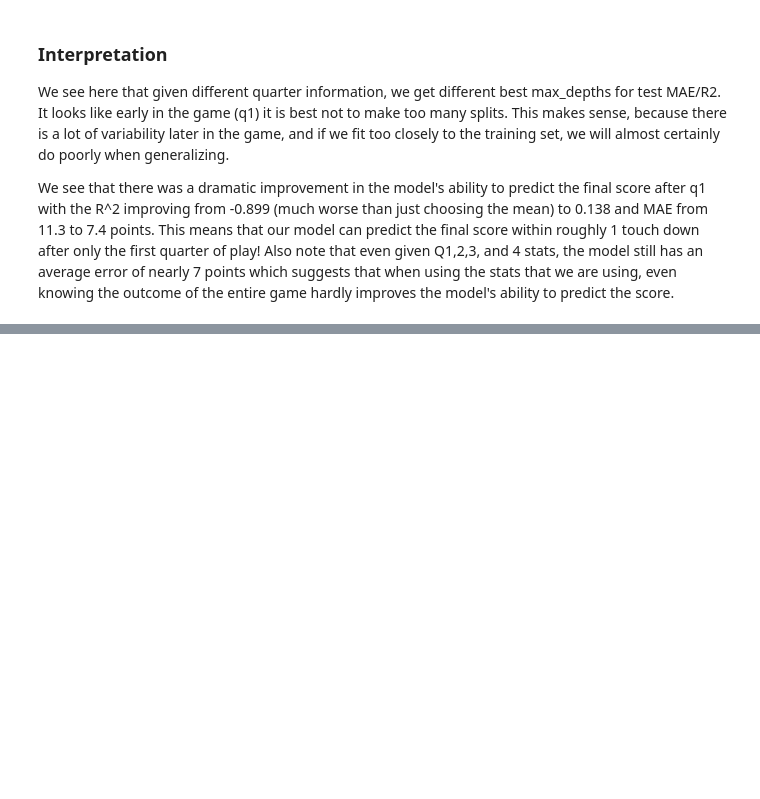
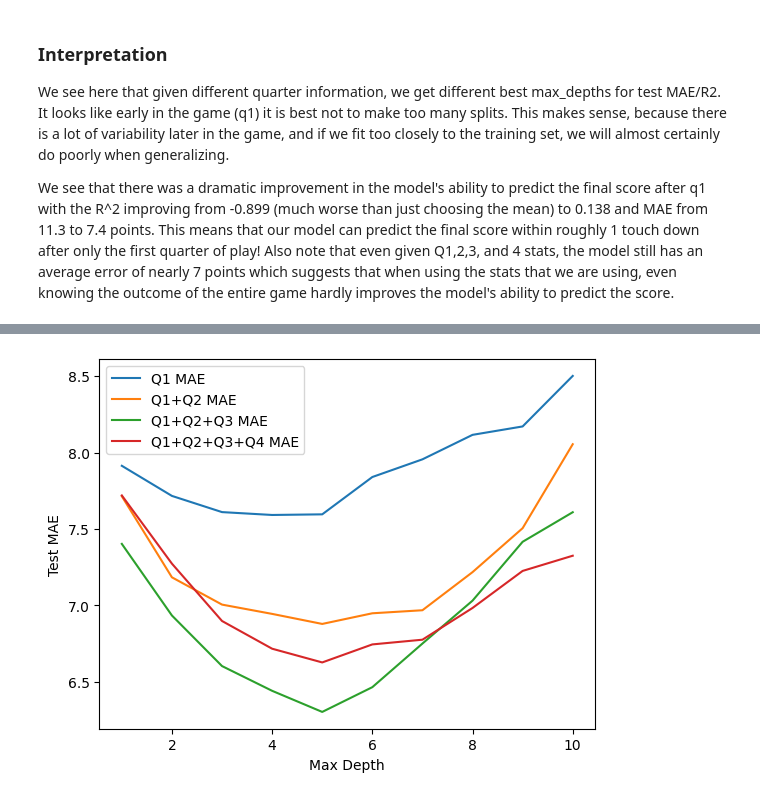
Before and after one commit to tchild1/Football-ML, a Jupyter notebook: decision_tree.ipynb, the cells around one changed output, grey strips where cells are left out. Saved outputs shown, nothing was run; the diff lists cells and outputs as text; code cells hidden in the pictures; blank space fills up the shorter version.

```diff
--- a/decision_tree.ipynb
+++ b/decision_tree.ipynb
@@ -168,0 +190,13 @@ We see that there was a dramatic improvement in the  model's ability to predict
+# %%
+# graph mae for each max depth
+plt.figure()
+plt.plot(potential_max_depths, q1_mae, label="Q1 MAE")
+plt.plot(potential_max_depths, q1_q2_mae, label="Q1+Q2 MAE")
+plt.plot(potential_max_depths, q1_q2_q3_mae, label="Q1+Q2+Q3 MAE")
+plt.plot(potential_max_depths, q1_q2_q3_q4_mae, label="Q1+Q2+Q3+Q4 MAE")
+plt.xlabel("Max Depth")
+plt.ylabel("Test MAE")
+plt.legend()
+plt.show()
+# %% [output]
+[figure, added]
```
Also changed, not shown: parts of 9 cells of this notebook.
